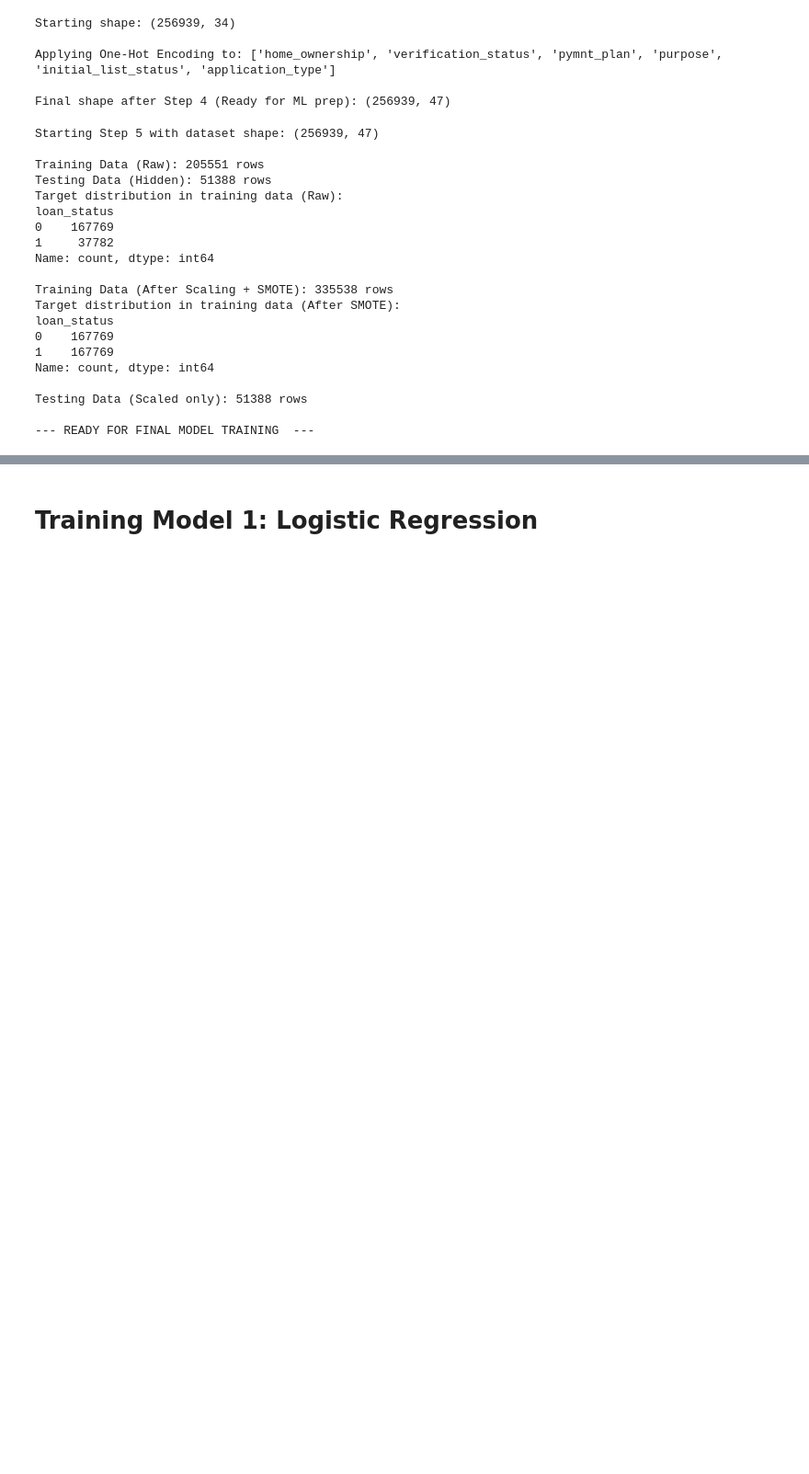
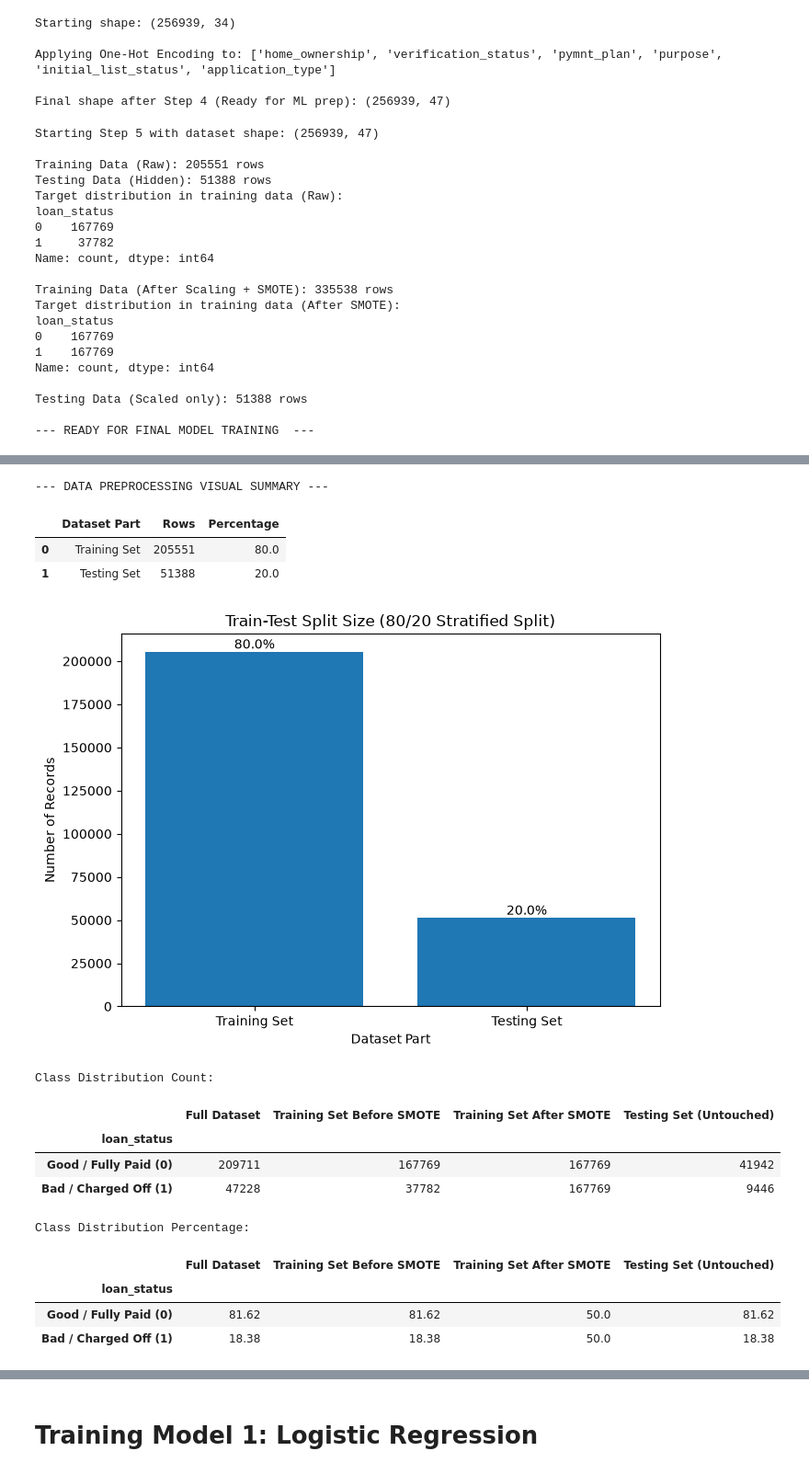
Before and after one commit to xianxianren/TML-Project, a Jupyter notebook: 1.ipynb, the cells around one changed output, grey strips where cells are left out. Shown at 92% size. Saved outputs shown, nothing was run; the diff lists cells and outputs as text; code cells hidden in the pictures; blank space fills up the shorter version.

Commit message:
feat: add preprocessing, classification, and model performance visualizations to analysis notebook

```diff
--- a/1.ipynb
+++ b/1.ipynb
@@ -251,0 +258,74 @@ Testing Data (Scaled only): 51388 rows
+# %%
+print("--- DATA PREPROCESSING VISUAL SUMMARY ---")
+
+# 1) Train-test split size summary
+split_summary = pd.DataFrame({
+    'Dataset Part': ['Training Set', 'Testing Set'],
+    'Rows': [len(X_train), len(X_test)],
+    'Percentage': [len(X_train) / len(X) * 100, len(X_test) / len(X) * 100]
+})
+
+display(split_summary.round(2))
+
+plt.figure(figsize=(7, 5))
+plt.bar(split_summary['Dataset Part'], split_summary['Rows'])
+plt.title("Train-Test Split Size (80/20 Stratified Split)")
+plt.ylabel("Number of Records")
+plt.xlabel("Dataset Part")
+
+for i, row in split_summary.iterrows():
+    plt.text(i, row['Rows'], f"{row['Percentage']:.1f}%", ha='center', va='bottom')
+
+plt.tight_layout()
+plt.savefig("fig_preprocessing_train_test_split.png", dpi=150, bbox_inches="tight")
+plt.show()
+
+
+# 2) Class distribution before and after SMOTE
+class_dist = pd.DataFrame({
+    'Full Dataset': y.value_counts().sort_index(),
+    'Training Set Before SMOTE': y_train.value_counts().sort_index(),
+    'Training Set After SMOTE': pd.Series(y_train_balanced).value_counts().sort_index(),
+    'Testing Set (Untouched)': y_test.value_counts().sort_index()
+}).fillna(0).astype(int)
+
+# Rename class labels for readability
+class_dist.index = class_dist.index.map({
+    0: 'Good / Fully Paid (0)',
+    1: 'Bad / Charged Off (1)',
+    0.0: 'Good / Fully Paid (0)',
+    1.0: 'Bad / Charged Off (1)'
+})
+
+print("\nClass Distribution Count:")
+display(class_dist)
+
+print("\nClass Distribution Percentage:")
+class_dist_pct = class_dist.div(class_dist.sum(axis=0), axis=1) * 100
+display(class_dist_pct.round(2))
+
+class_dist.T.plot(kind='bar', figsize=(11, 6))
+plt.title("Class Distribution Before and After SMOTE")
+plt.ylabel("Number of Records")
+plt.xlabel("Dataset Stage")
+plt.xticks(rotation=20, ha='right')
+plt.legend(title="Loan Status")
+plt.tight_layout()
+plt.savefig("fig_preprocessing_class_distribution_smote.png", dpi=150, bbox_inches="tight")
+plt.show()
+# %% [output]
+--- DATA PREPROCESSING VISUAL SUMMARY ---
+|  | Dataset Part | Rows | Percentage |
+| 0 | Training Set | 205551 | 80.0 |
+| 1 | Testing Set | 51388 | 20.0 |
+[figure, added]
+Class Distribution Count:
+|  | Full Dataset | Training Set Before SMOTE | Training Set After SMOTE | Testing Set (Untouched) |
+| loan_status |  |  |  |  |
+| Good / Fully Paid (0) | 209711 | 167769 | 167769 | 41942 |
+| Bad / Charged Off (1) | 47228 | 37782 | 167769 | 9446 |
+Class Distribution Percentage:
+|  | Full Dataset | Training Set Before SMOTE | Training Set After SMOTE | Testing Set (Untouched) |
+| loan_status |  |  |  |  |
+| Good / Fully Paid (0) | 81.62 | 81.62 | 50.0 | 81.62 |
+| Bad / Charged Off (1) | 18.38 | 18.38 | 50.0 | 18.38 |
```
Also changed, not shown: parts of 30 cells of this notebook, 10 other files.
